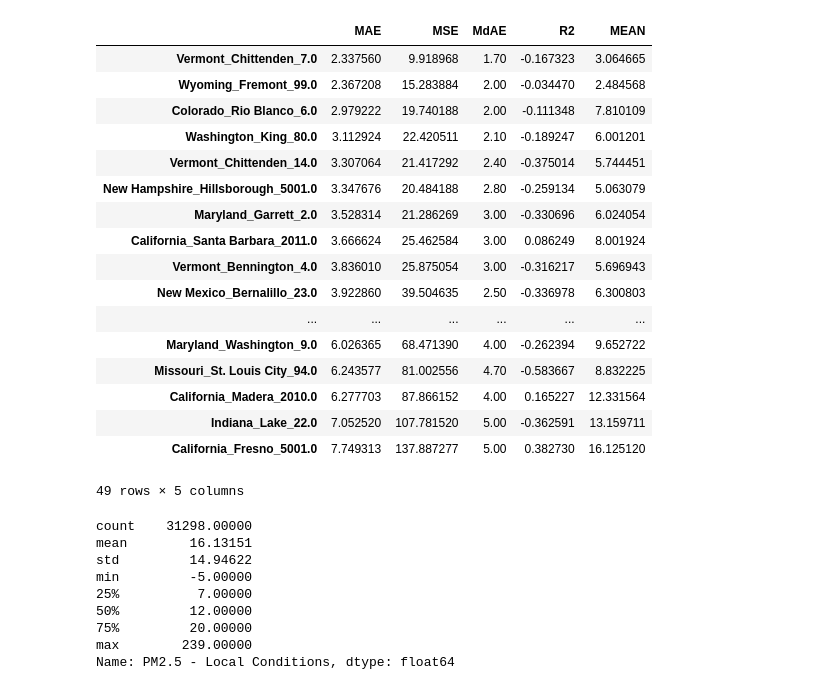
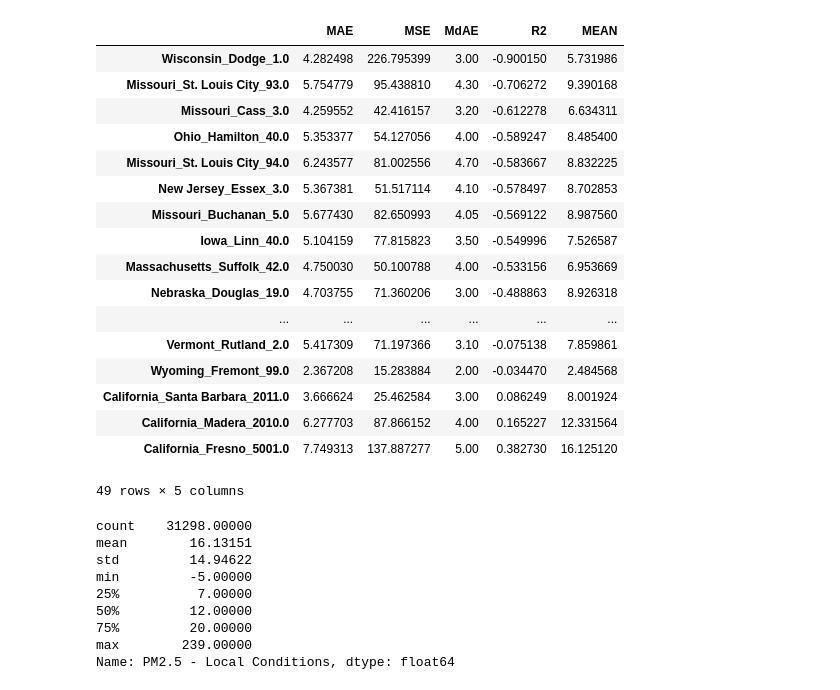
Before and after one commit to fdanieluk/deep_aqi, a Jupyter notebook: deep_aqi/jupyter/6-naive-model-1.0.ipynb, the cells around one changed output. Drawn from its saved outputs; the diff is of its cells as text; code cells hidden in the pictures.

```diff
--- a/deep_aqi/jupyter/6-naive-model-1.0.ipynb
+++ b/deep_aqi/jupyter/6-naive-model-1.0.ipynb
@@ -74,24 +71,24 @@ for name, df in pm25.groupby(by='SiteCode'):
 
 results = pd.concat(to_concat)
 # %%
-results.sort_values('MAE')
+results.sort_values('R2')
 # %% [output]
 |  | MAE | MSE | MdAE | R2 | MEAN |
-| Vermont_Chittenden_7.0 | 2.337560 | 9.918968 | 1.70 | -0.167323 | 3.064665 |
+| Wisconsin_Dodge_1.0 | 4.282498 | 226.795399 | 3.00 | -0.900150 | 5.731986 |
+| Missouri_St. Louis City_93.0 | 5.754779 | 95.438810 | 4.30 | -0.706272 | 9.390168 |
+| Missouri_Cass_3.0 | 4.259552 | 42.416157 | 3.20 | -0.612278 | 6.634311 |
+| Ohio_Hamilton_40.0 | 5.353377 | 54.127056 | 4.00 | -0.589247 | 8.485400 |
+| Missouri_St. Louis City_94.0 | 6.243577 | 81.002556 | 4.70 | -0.583667 | 8.832225 |
+| New Jersey_Essex_3.0 | 5.367381 | 51.517114 | 4.10 | -0.578497 | 8.702853 |
+| Missouri_Buchanan_5.0 | 5.677430 | 82.650993 | 4.05 | -0.569122 | 8.987560 |
+| Iowa_Linn_40.0 | 5.104159 | 77.815823 | 3.50 | -0.549996 | 7.526587 |
+| Massachusetts_Suffolk_42.0 | 4.750030 | 50.100788 | 4.00 | -0.533156 | 6.953669 |
+| Nebraska_Douglas_19.0 | 4.703755 | 71.360206 | 3.00 | -0.488863 | 8.926318 |
+| ... | ... | ... | ... | ... | ... |
+| Vermont_Rutland_2.0 | 5.417309 | 71.197366 | 3.10 | -0.075138 | 7.859861 |
 | Wyoming_Fremont_99.0 | 2.367208 | 15.283884 | 2.00 | -0.034470 | 2.484568 |
-| Colorado_Rio Blanco_6.0 | 2.979222 | 19.740188 | 2.00 | -0.111348 | 7.810109 |
-| Washington_King_80.0 | 3.112924 | 22.420511 | 2.10 | -0.189247 | 6.001201 |
-| Vermont_Chittenden_14.0 | 3.307064 | 21.417292 | 2.40 | -0.375014 | 5.744451 |
-| New Hampshire_Hillsborough_5001.0 | 3.347676 | 20.484188 | 2.80 | -0.259134 | 5.063079 |
-| Maryland_Garrett_2.0 | 3.528314 | 21.286269 | 3.00 | -0.330696 | 6.024054 |
 | California_Santa Barbara_2011.0 | 3.666624 | 25.462584 | 3.00 | 0.086249 | 8.001924 |
-| Vermont_Bennington_4.0 | 3.836010 | 25.875054 | 3.00 | -0.316217 | 5.696943 |
-| New Mexico_Bernalillo_23.0 | 3.922860 | 39.504635 | 2.50 | -0.336978 | 6.300803 |
-| ... | ... | ... | ... | ... | ... |
-| Maryland_Washington_9.0 | 6.026365 | 68.471390 | 4.00 | -0.262394 | 9.652722 |
-| Missouri_St. Louis City_94.0 | 6.243577 | 81.002556 | 4.70 | -0.583667 | 8.832225 |
 | California_Madera_2010.0 | 6.277703 | 87.866152 | 4.00 | 0.165227 | 12.331564 |
-| Indiana_Lake_22.0 | 7.052520 | 107.781520 | 5.00 | -0.362591 | 13.159711 |
 | California_Fresno_5001.0 | 7.749313 | 137.887277 | 5.00 | 0.382730 | 16.125120 |
 49 rows × 5 columns
 # %%
```
Also changed, not shown: parts of 1 cell of this notebook, 3 other files.
